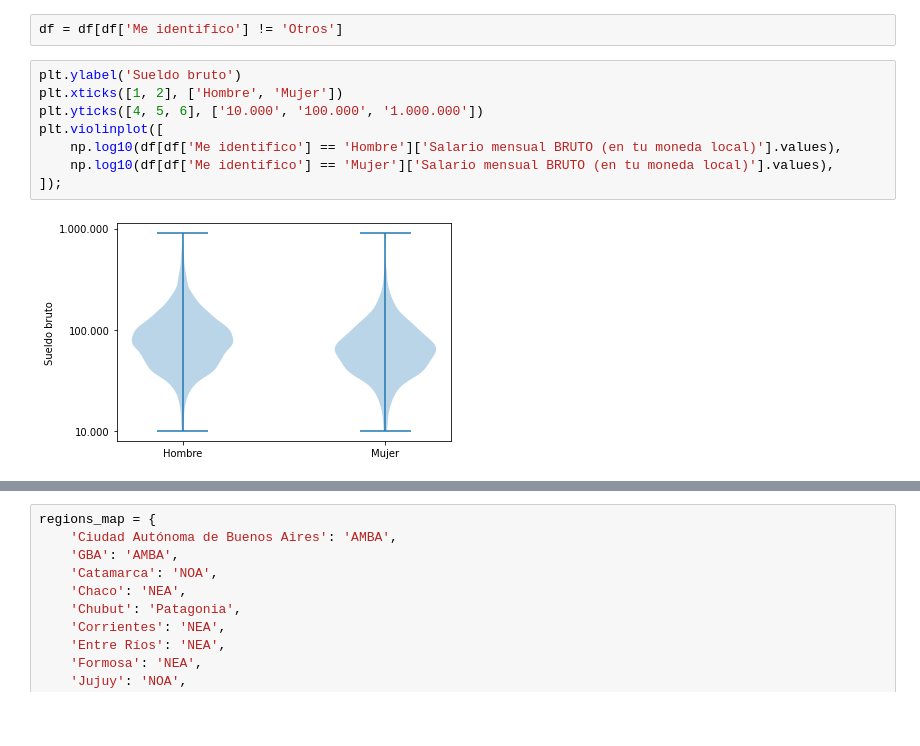
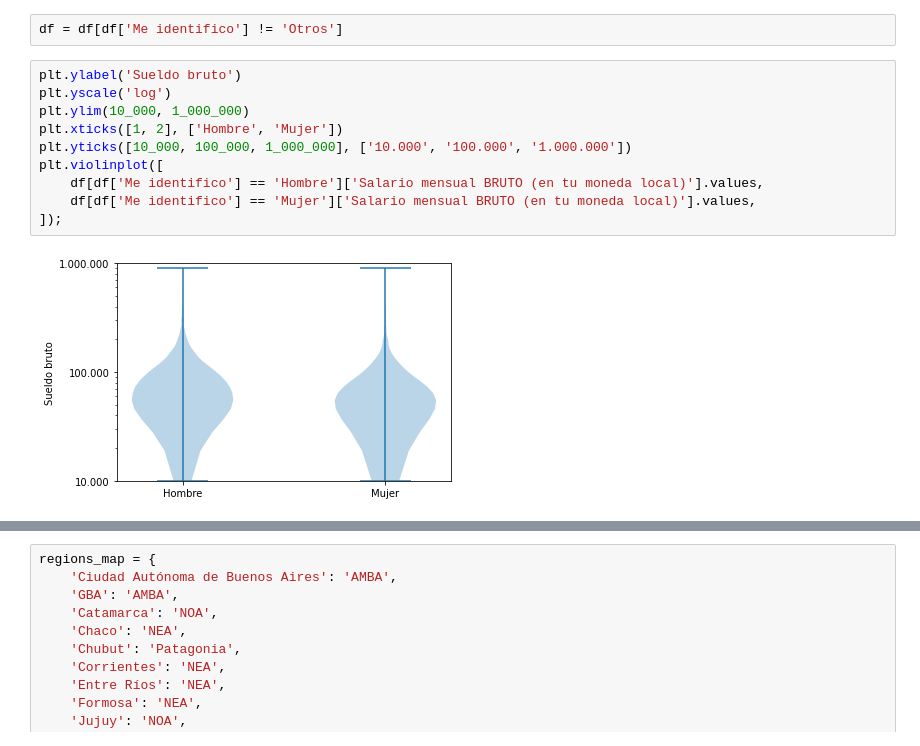
Before and after one commit to seppo0010/sysarmy-sueldos-2020.1, a Jupyter notebook: notebook/Brecha de género.ipynb, the cells around one changed output, grey strips where cells are left out. Cells and saved outputs as stored; diff of their text form; blank space fills up the shorter version.

```diff
--- a/notebook/Brecha de género.ipynb
+++ b/notebook/Brecha de género.ipynb
@@ -37,11 +58,13 @@ Lamentablemente hay muy pocas respuestas que no son hombre o mujer y no alcanzan
 df = df[df['Me identifico'] != 'Otros']
 # %%
 plt.ylabel('Sueldo bruto')
+plt.yscale('log')
+plt.ylim(10_000, 1_000_000)
 plt.xticks([1, 2], ['Hombre', 'Mujer'])
-plt.yticks([4, 5, 6], ['10.000', '100.000', '1.000.000'])
+plt.yticks([10_000, 100_000, 1_000_000], ['10.000', '100.000', '1.000.000'])
 plt.violinplot([
-    np.log10(df[df['Me identifico'] == 'Hombre']['Salario mensual BRUTO (en tu moneda local)'].values),
-    np.log10(df[df['Me identifico'] == 'Mujer']['Salario mensual BRUTO (en tu moneda local)'].values),
+    df[df['Me identifico'] == 'Hombre']['Salario mensual BRUTO (en tu moneda local)'].values,
+    df[df['Me identifico'] == 'Mujer']['Salario mensual BRUTO (en tu moneda local)'].values,
 ]);
 # %% [output]
-[figure, old version]
+[figure, new version]
```
Also changed, not shown: parts of 11 cells of this notebook.
